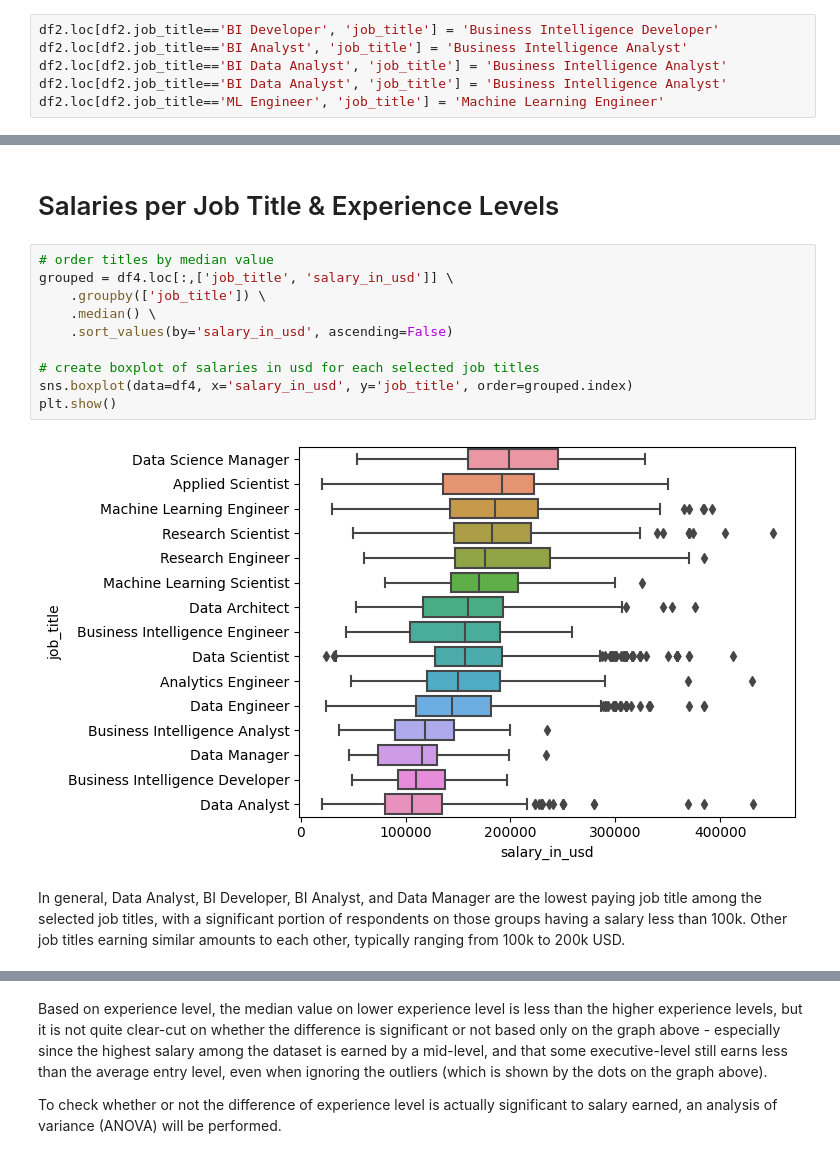
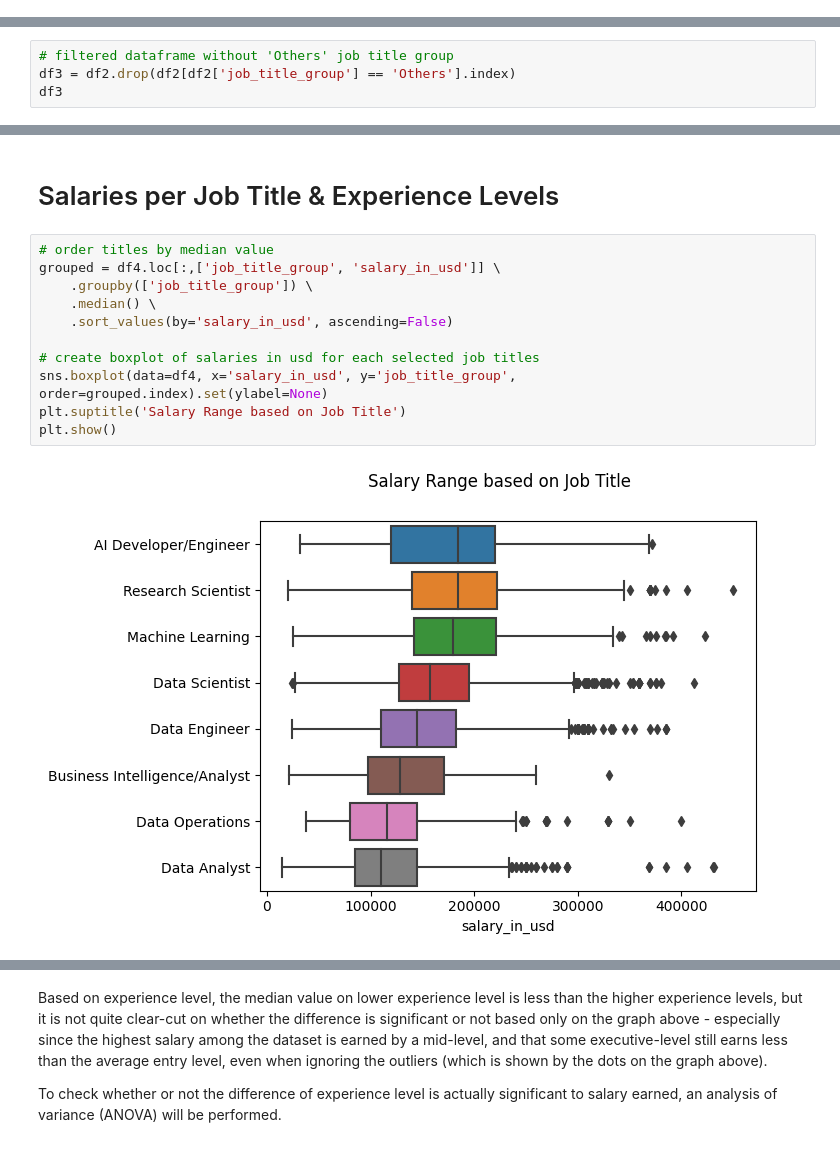
Before and after one commit to mezkymy/global-salaries, a Jupyter notebook: global-salaries.ipynb, the cells around one changed output, grey strips where cells are left out. Saved outputs shown, nothing was run; the diff lists cells and outputs as text.

```diff
--- a/global-salaries.ipynb
+++ b/global-salaries.ipynb
@@ -201,6 +200,0 @@ We should take note that some job titles are actually similar, if not completely
-# %%
-df2.loc[df2.job_title=='BI Developer', 'job_title'] = 'Business Intelligence Developer'
-df2.loc[df2.job_title=='BI Analyst', 'job_title'] = 'Business Intelligence Analyst'
-df2.loc[df2.job_title=='BI Data Analyst', 'job_title'] = 'Business Intelligence Analyst'
-df2.loc[df2.job_title=='BI Data Analyst', 'job_title'] = 'Business Intelligence Analyst'
-df2.loc[df2.job_title=='ML Engineer', 'job_title'] = 'Machine Learning Engineer'
@@ -276,0 +278,4 @@ After filtering out jobs that occur less than 50 times in this dataset, we still
+# %%
+# filtered dataframe without 'Others' job title group
+df3 = df2.drop(df2[df2['job_title_group'] == 'Others'].index)
+df3
@@ -368,15 +392,14 @@ In all selected job titles, most respondent are Senior-level, composing more tha
 # Salaries per Job Title & Experience Levels
 # %%
 # order titles by median value
-grouped = df4.loc[:,['job_title', 'salary_in_usd']] \
-    .groupby(['job_title']) \
+grouped = df4.loc[:,['job_title_group', 'salary_in_usd']] \
+    .groupby(['job_title_group']) \
     .median() \
     .sort_values(by='salary_in_usd', ascending=False)
 
 # create boxplot of salaries in usd for each selected job titles
-sns.boxplot(data=df4, x='salary_in_usd', y='job_title', order=grouped.index)
+sns.boxplot(data=df4, x='salary_in_usd', y='job_title_group', order=grouped.index).set(ylabel=None)
+plt.suptitle('Salary Range based on Job Title')
 plt.show()
 # %% [output]
-[figure, old version]
+[figure, new version]
-# %% [markdown]
-In general, Data Analyst, BI Developer, BI Analyst, and Data Manager are the lowest paying job title among the selected job titles, with a significant portion of respondents on those groups having a salary less than 100k. Other job titles earning similar amounts to each other, typically ranging from 100k to 200k USD.
```
Also changed, not shown: parts of 49 cells of this notebook.
